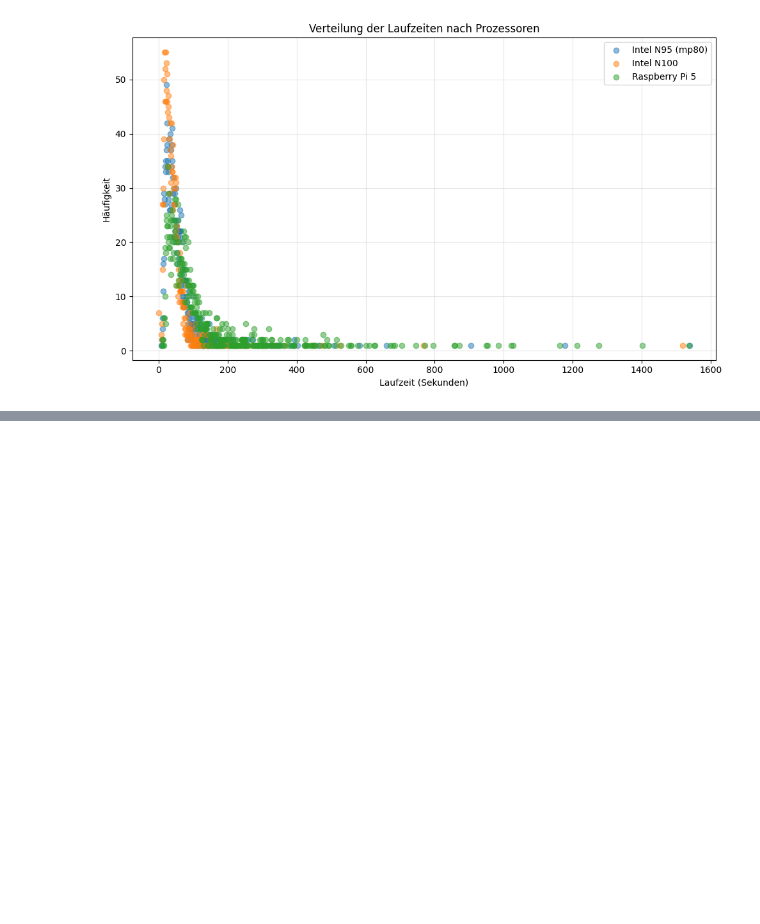
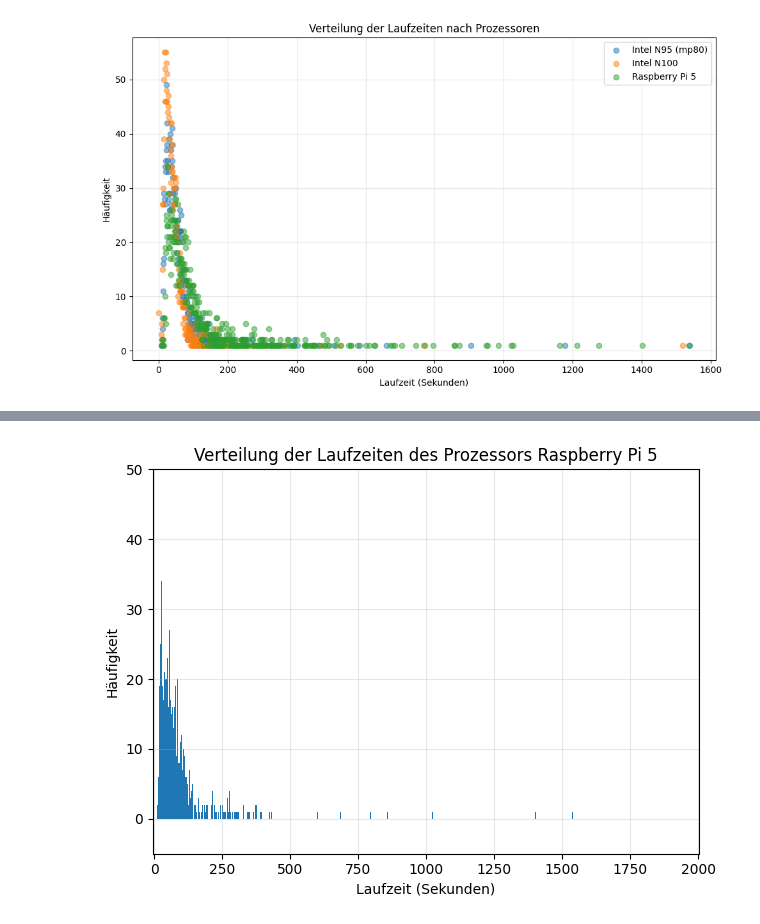
Before and after one commit to Linelle-7/TSP-Benchmark-Analysis, a Jupyter notebook: DatenAnalyse_fuer_TSP.ipynb, the cells around one changed output, grey strips where cells are left out. Saved outputs shown, nothing was run; the diff lists cells and outputs as text; code cells hidden in the pictures; blank space fills up the shorter version.

```diff
--- a/DatenAnalyse_fuer_TSP.ipynb
+++ b/DatenAnalyse_fuer_TSP.ipynb
@@ -130,0 +191,27 @@ counts_df=pd.DataFrame(counts_dict); counts_df = counts_df.fillna(0) # Laufzeite
+# %%
+import matplotlib.pyplot as plt
+
+# Arrondir les valeurs de temps d'exécution (optionnel)
+runtimes_rounded = df_Pi5["runtime_s"].round(1)
+
+# Compter les occurrences de chaque valeur et trier
+counts = runtimes_rounded.value_counts().sort_index()
+# Créer l’histogramme à partir des valeurs
+plt.bar(counts.index, counts.values, width=1, alpha=1)
+
+# Ajouter les labels et le titre
+plt.xlabel("Laufzeit (Sekunden)")
+plt.ylabel("Häufigkeit")
+plt.title("Verteilung der Laufzeiten des Prozessors Raspberry Pi 5")
+
+# Limites optionnelles
+plt.xlim(-5, 2000)
+plt.ylim(-5, 50)
+
+#plt.legend()
+plt.grid(True, alpha=0.3)
+plt.tight_layout()
+plt.savefig("runtime_distribution111.png", dpi=300)
+plt.show()
+# %% [output]
+[figure, added]
```
Also changed, not shown: parts of 6 cells of this notebook, 6 other files.
